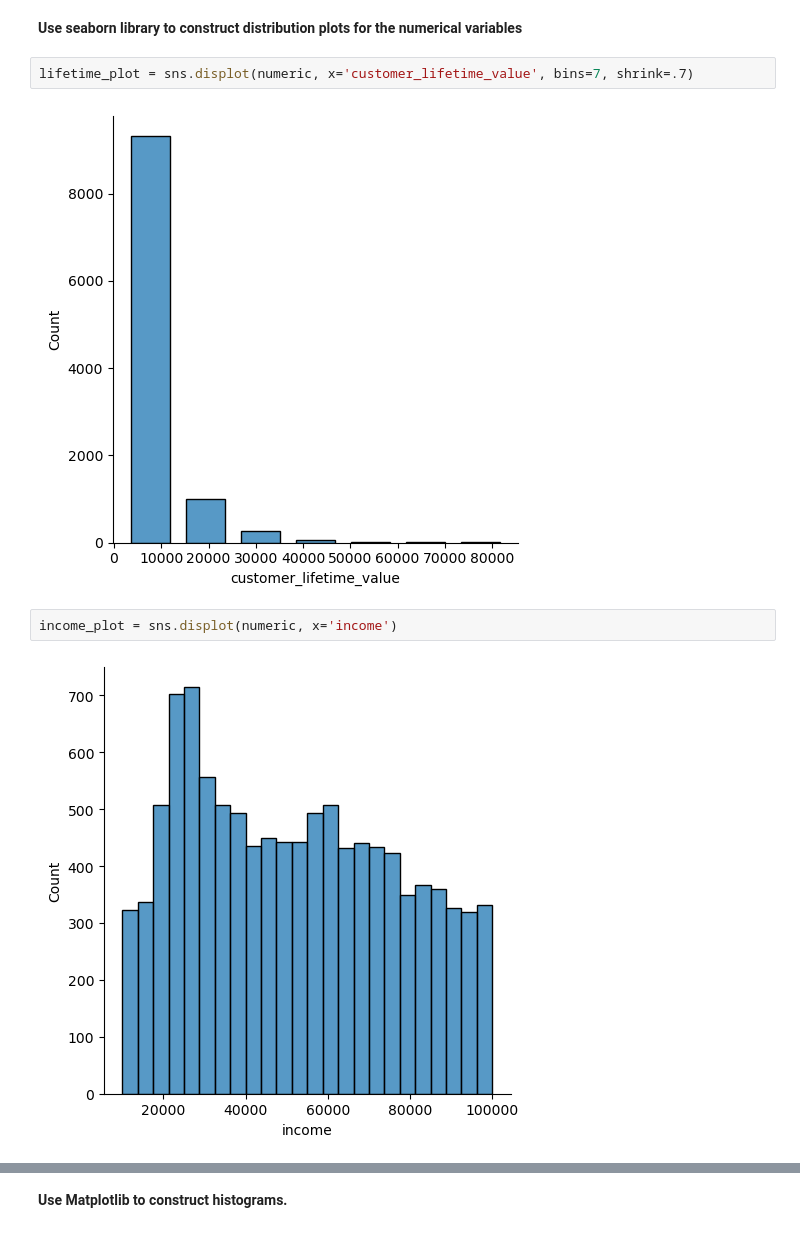
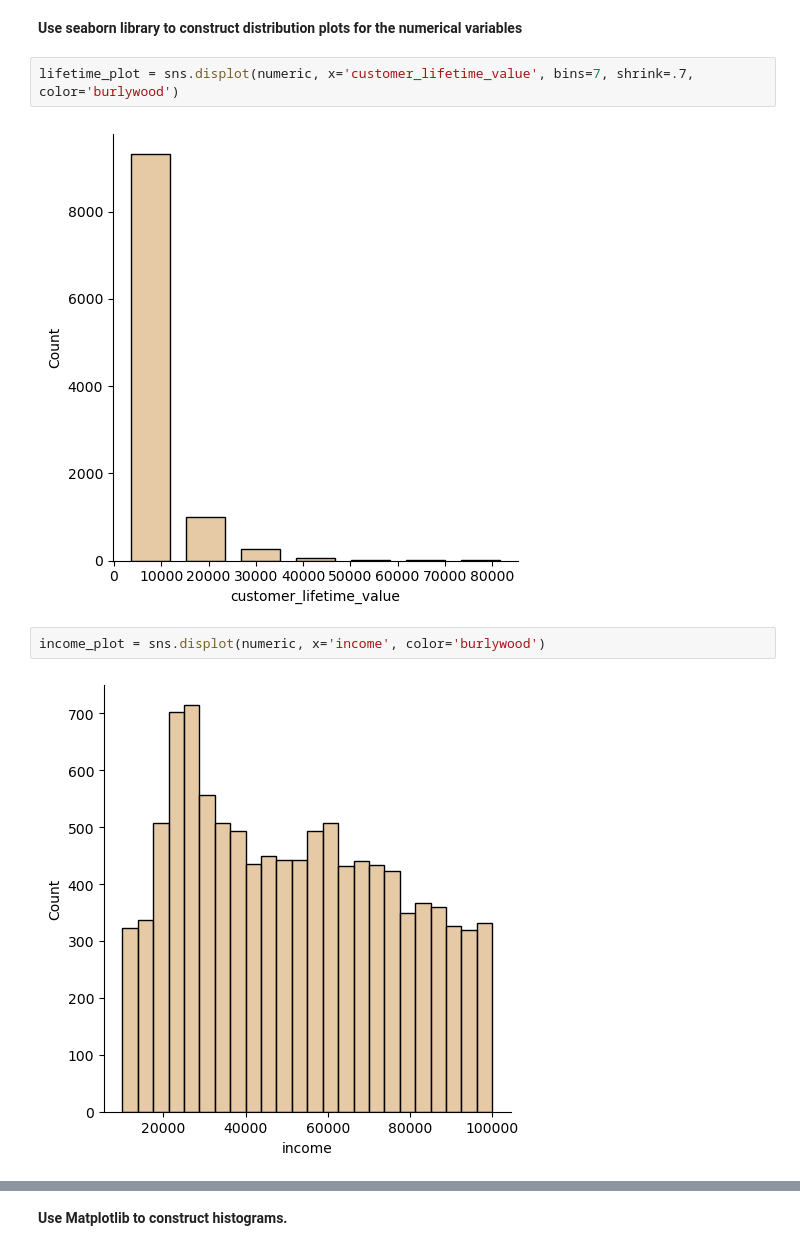
Before and after one commit to vlad-lis/Ironhack-Labs, a Jupyter notebook: Week2/Day3,4/customer analysis.ipynb, the cells around one changed output, grey strips where cells are left out. Saved outputs shown, nothing was run; the diff lists cells and outputs as text.

```diff
--- a/Week2/Day3/customer analysis.ipynb
+++ b/Week2/Day3,4/customer analysis.ipynb
@@ -17,11 +33,11 @@ categorical = df.select_dtypes(include=[object])
 # %% [markdown]
 **Use seaborn library to construct distribution plots for the numerical variables**
 # %%
-lifetime_plot = sns.displot(numeric, x='customer_lifetime_value', bins=7, shrink=.7)
+lifetime_plot = sns.displot(numeric, x='customer_lifetime_value', bins=7, shrink=.7, color='burlywood')
 # %% [output]
-[figure, old version]
+[figure, new version]
 # %%
-income_plot = sns.displot(numeric, x='income')
+income_plot = sns.displot(numeric, x='income', color='burlywood')
 # %% [output]
-[figure, old version]
+[figure, new version]
 # %%
```
Also changed, not shown: parts of 33 cells of this notebook, 5 other files.
